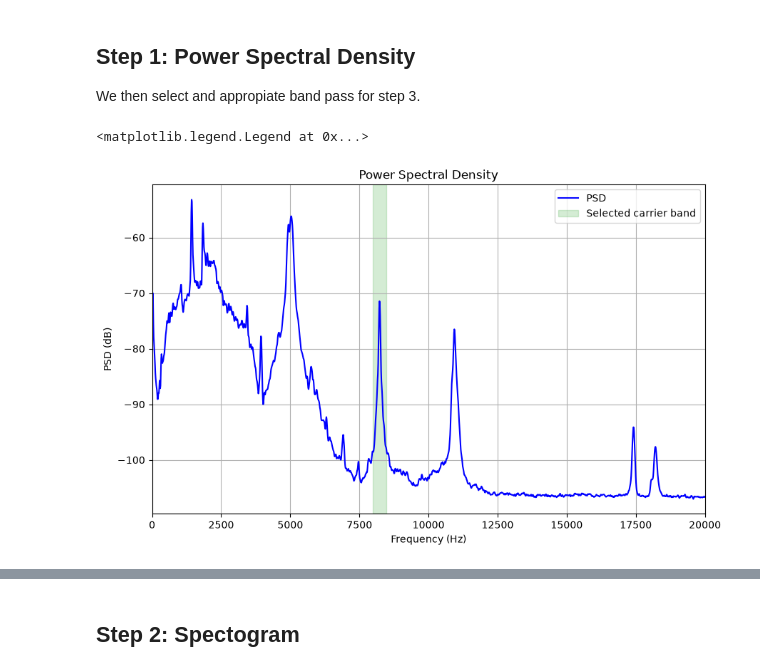
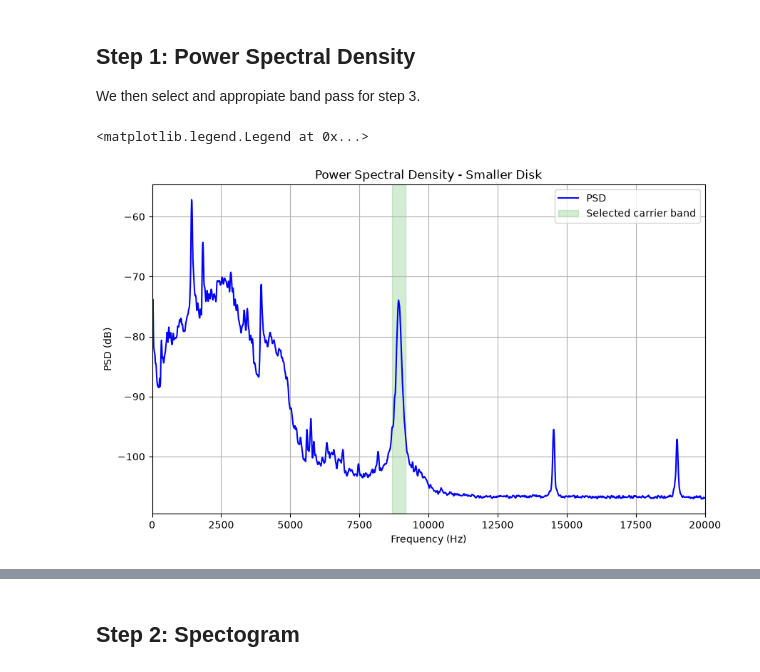
Before and after one commit to dysk0zero/EulerDisk, a Jupyter notebook: notebooks/main.ipynb, the cells around one changed output, grey strips where cells are left out. Drawn from its saved outputs; the diff is of its cells as text; code cells hidden in the pictures.

```diff
--- a/notebooks/main.ipynb
+++ b/notebooks/main.ipynb
@@ -27,8 +27,8 @@ tmax=t0+0.5
 # %% [markdown]
 ## Load your sample
 # %%
-input_dir = "../data/wav/recording_11.wav"  # Change this
-output_dir = "../data/output/recording_11/"
+input_dir = "../data/wav/small_05.wav"  # Change this
+output_dir = "../data/output/small_05/"
 os.makedirs(output_dir, exist_ok=True)
 
 fs, x = wavfile.read(input_dir)
@@ -69,37 +69,37 @@ power = power[band]
 np.savez_compressed(
     f"{output_dir}/data_welch.npz", frequencies=frequency, power=power
 )
 
 fig, ax = plt.subplots(figsize=(10, 6))
 
 ax.plot(
     frequency,
     10 * np.log10(power),
     color="b",
     lw=1.5,
     label="PSD",
 )
 
 ax.axvspan(
-    8226 - 250,
-    8226 + 250,
+    8930 - 250,
+    8930 + 250,
     color="tab:green",
     alpha=0.2,
     label="Selected carrier band",
 )
 
 ax.set(
     xlabel="Frequency (Hz)",
     ylabel="PSD (dB)",
     xlim=(0, fmax),
-    title="Power Spectral Density",
+    title="Power Spectral Density - Smaller Disk",
 )
 
 ax.grid(True)
 ax.legend()
 # %% [output]
 <matplotlib.legend.Legend at 0x...>
-[figure, old version]
+[figure, new version]
 # %%
 peaks = ed.peaks(
     input_path=f"{output_dir}/data_welch.npz",
```
Also changed, not shown: parts of 10 cells of this notebook, 11 other files.
